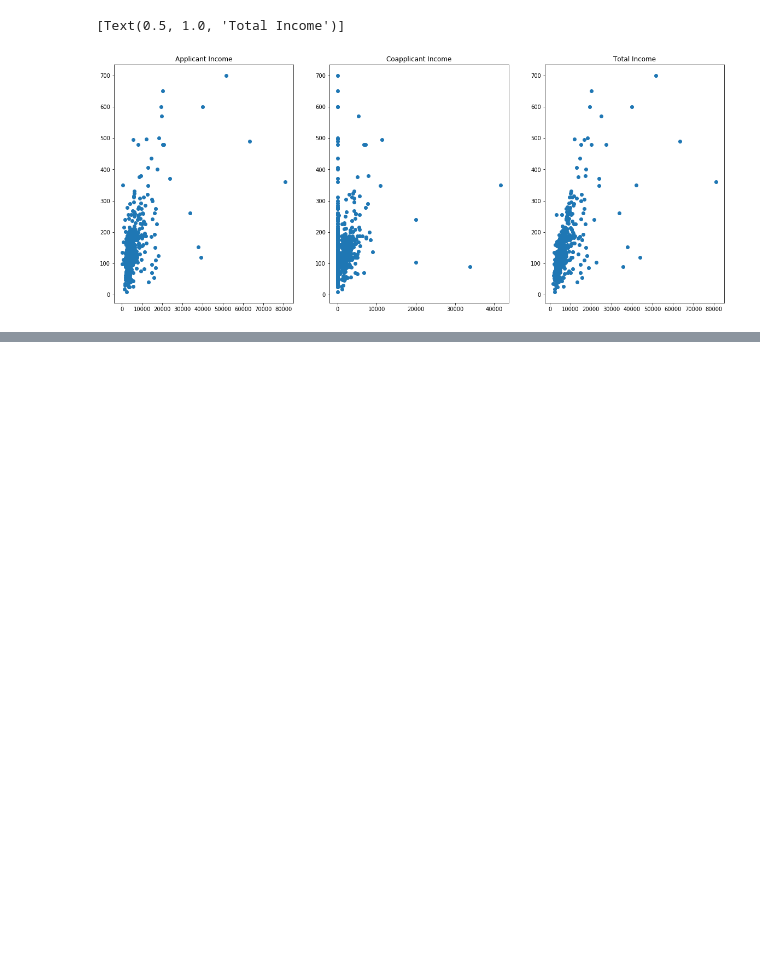
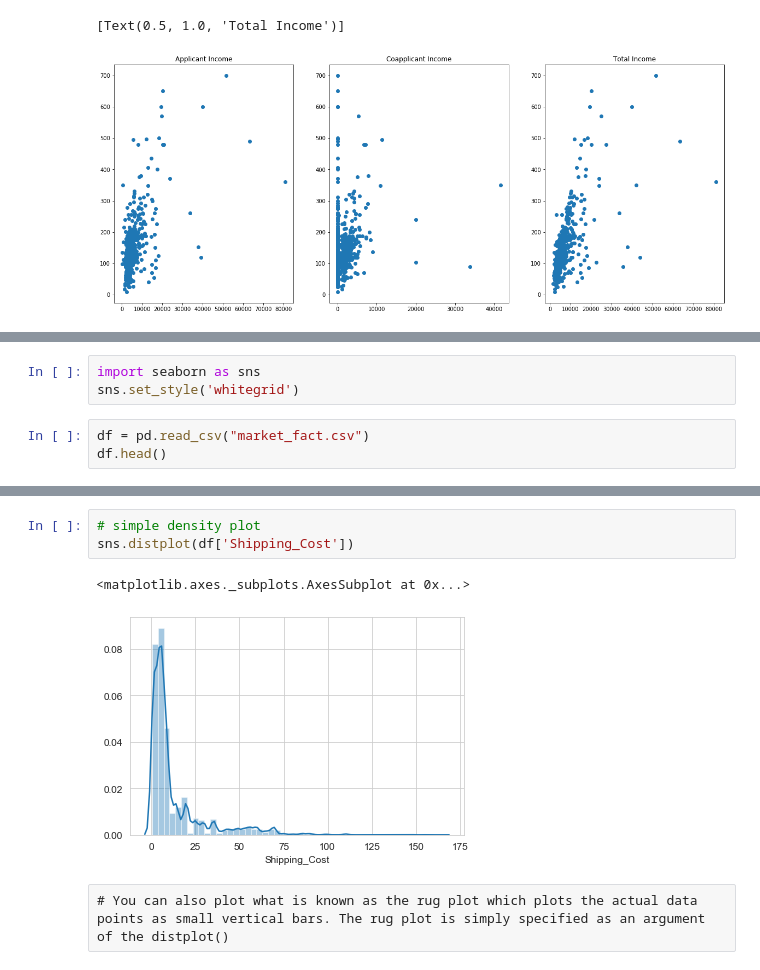
Before and after one commit to sridatascience/DataScienceBasics, a Jupyter notebook: Data Visualization.ipynb, the cells around one changed output, grey strips where cells are left out. Saved outputs shown, nothing was run; the diff lists cells and outputs as text; blank space fills up the shorter version.

```diff
--- a/Data Visualization.ipynb
+++ b/Data Visualization.ipynb
@@ -626,0 +726,6 @@ ax_3.set(title='Total Income')
+# %%
+import seaborn as sns
+sns.set_style('whitegrid')
+# %%
+df = pd.read_csv("market_fact.csv")
+df.head()
@@ -626,0 +742,8 @@ ax_3.set(title='Total Income')
+# %%
+# simple density plot
+sns.distplot(df['Shipping_Cost'])
+# %% [output]
+<matplotlib.axes._subplots.AxesSubplot at 0x...>
+[figure, added]
+# %% [raw]
+# You can also plot what is known as the rug plot which plots the actual data points as small vertical bars. The rug plot is simply specified as an argument of the distplot()
```
Also changed, not shown: parts of 40 cells of this notebook, 7 other files.
